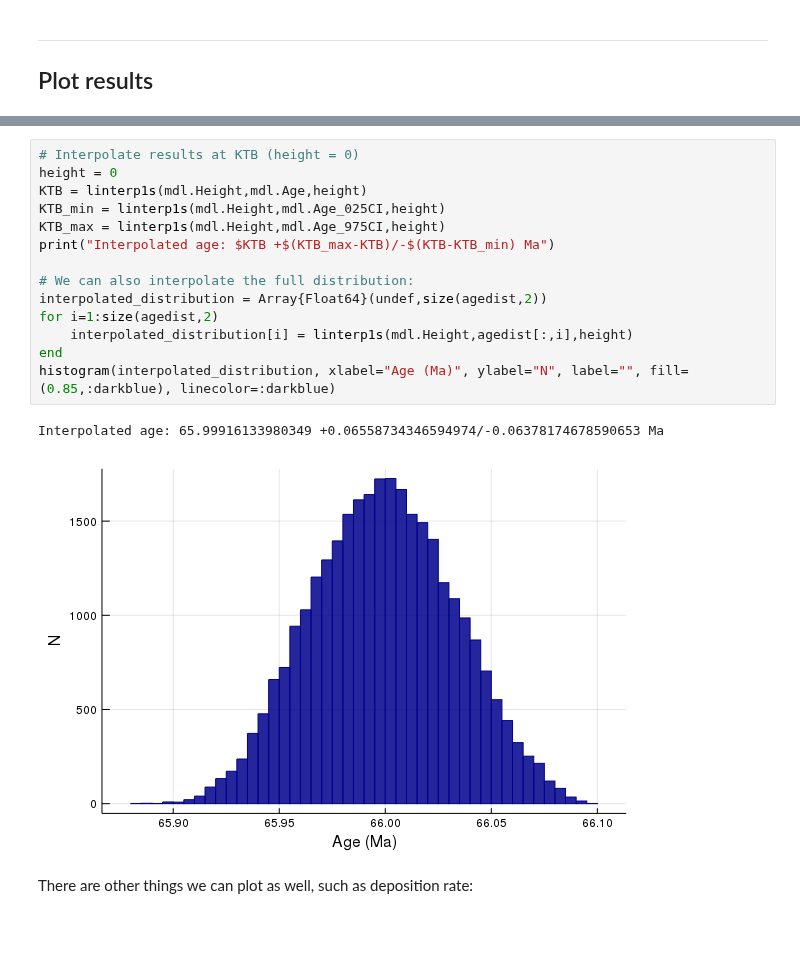
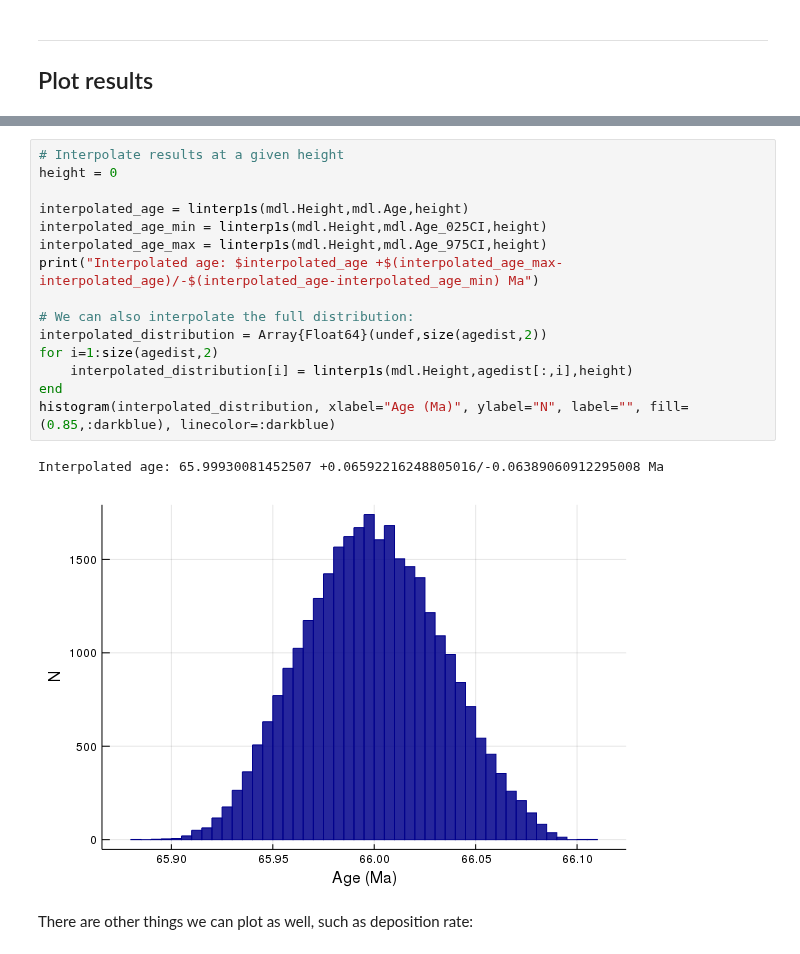
Before and after one commit to brenhinkeller/Chron.jl, a Jupyter notebook: examples/demo_new_data.ipynb, the cells around one changed output, grey strips where cells are left out. Saved outputs shown, nothing was run; the diff lists cells and outputs as text.

```diff
--- a/examples/demo_new_data.ipynb
+++ b/examples/demo_new_data.ipynb
@@ -302,22 +291,23 @@ display(hdl)
 # %% [output]
 [figure]
 # %%
-# Interpolate results at KTB (height = 0)
+# Interpolate results at a given height
 height = 0
-KTB = linterp1s(mdl.Height,mdl.Age,height)
-KTB_min = linterp1s(mdl.Height,mdl.Age_025CI,height)
-KTB_max = linterp1s(mdl.Height,mdl.Age_975CI,height)
-print("Interpolated age: $KTB +$(KTB_max-KTB)/-$(KTB-KTB_min) Ma")
+
+interpolated_age = linterp1s(mdl.Height,mdl.Age,height)
+interpolated_age_min = linterp1s(mdl.Height,mdl.Age_025CI,height)
+interpolated_age_max = linterp1s(mdl.Height,mdl.Age_975CI,height)
+print("Interpolated age: $interpolated_age +$(interpolated_age_max-interpolated_age)/-$(interpolated_age-interpolated_age_min) Ma")
 
 # We can also interpolate the full distribution:
 interpolated_distribution = Array{Float64}(undef,size(agedist,2))
 for i=1:size(agedist,2)
     interpolated_distribution[i] = linterp1s(mdl.Height,agedist[:,i],height)
 end
 histogram(interpolated_distribution, xlabel="Age (Ma)", ylabel="N", label="", fill=(0.85,:darkblue), linecolor=:darkblue)
 # %% [output]
-Interpolated age: 65.99916133980349 +0.06558734346594974/-0.06378174678590653 Ma
+Interpolated age: 65.99930081452507 +0.06592216248805016/-0.06389060912295008 Ma
-[figure, old version]
+[figure, new version]
 # %% [markdown]
 There are other things we can plot as well, such as deposition rate:
 # %%
```
Also changed, not shown: parts of 34 cells of this notebook, 1 other file.
